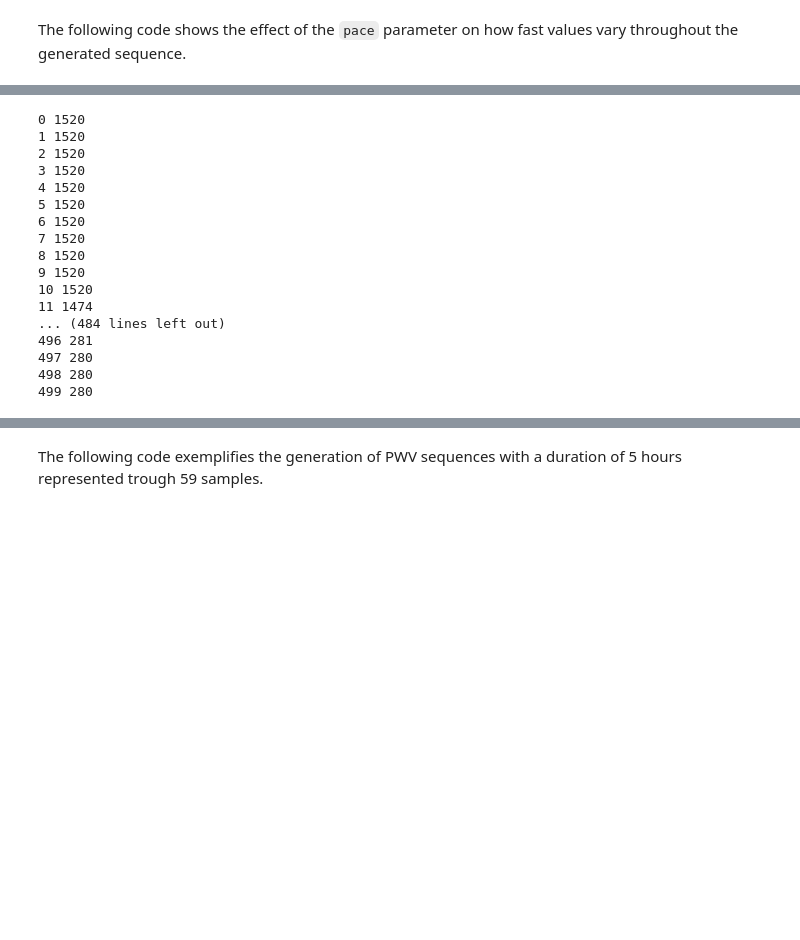
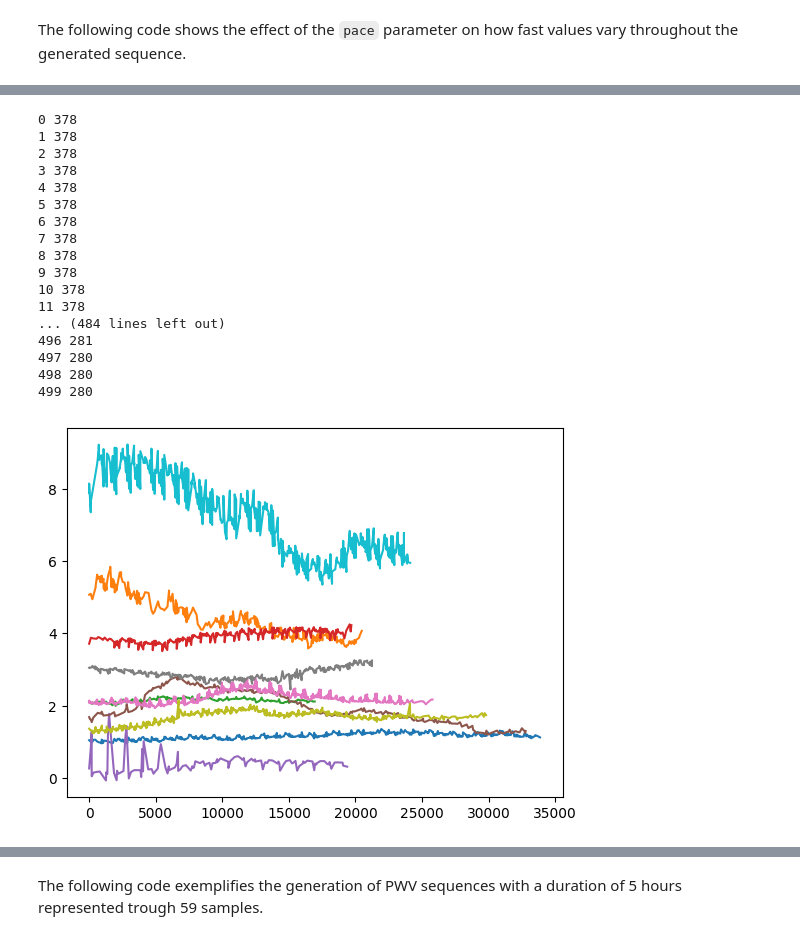
Before and after one commit to Aspie96/AstroTesi, a Jupyter notebook: notebooks/GeneratePVW.ipynb, the cells around one changed output, grey strips where cells are left out. Drawn from its saved outputs; the diff is of its cells as text; code cells hidden in the pictures; blank space fills up the shorter version.

```diff
--- a/notebooks/GeneratePVW.ipynb
+++ b/notebooks/GeneratePVW.ipynb
@@ -215,7 +235,7 @@ intervals = []
 
 for i in range(1, n_intervals):
 	selected = indices == i
-	if selected.sum() >= 10:
+	if selected.sum() >= 100:
 		interval_x = instants[selected]
 		interval_y = pwv_values[selected]
 		intervals.append((interval_x, interval_y))
@@ -223,20 +243,32 @@ for i in range(1, n_intervals):
 for i in range(500):
 	print(i, sum(i_x.size >= i for i_x, i_y in intervals))
 # %% [output]
-0 1520
-1 1520
-2 1520
-3 1520
-4 1520
-5 1520
-6 1520
-7 1520
-8 1520
-9 1520
-10 1520
-11 1474
+0 378
+1 378
+2 378
+3 378
+4 378
+5 378
+6 378
+7 378
+8 378
+9 378
+10 378
+11 378
 ... (484 lines left out)
 496 281
 497 280
 498 280
 499 280
+# %%
+selected = [(i_x, i_y) for i_x, i_y in intervals if 10000 < i_x[-1] - i_x[0] < 40000]
+
+samples = random.sample(selected, 10)
+
+for i_x, i_y in samples:
+	plt.plot(i_x - i_x[0], i_y)
+	#plt.show()
+
+plt.show()
+# %% [output]
+[figure, added]
```
Also changed, not shown: parts of 9 cells of this notebook.
